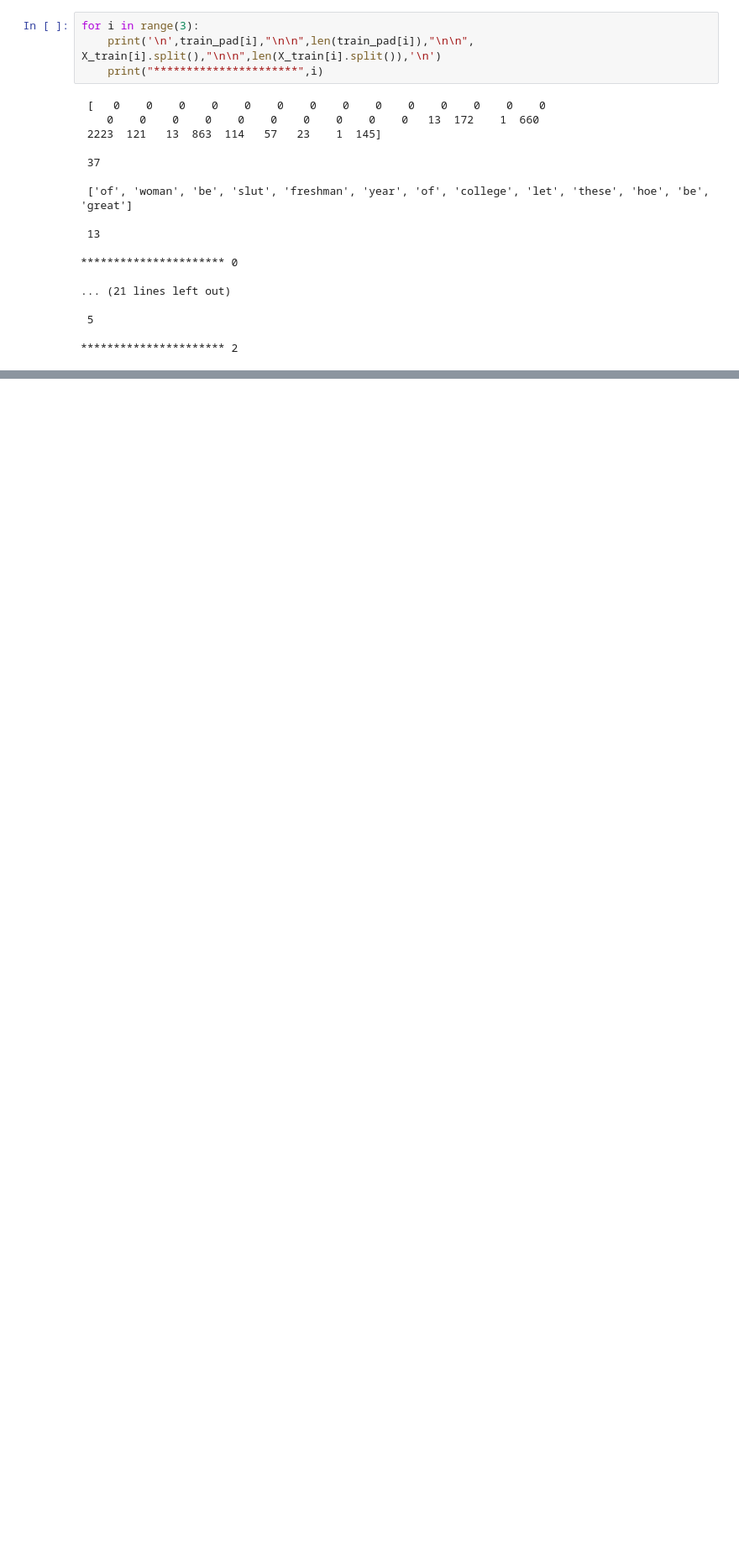
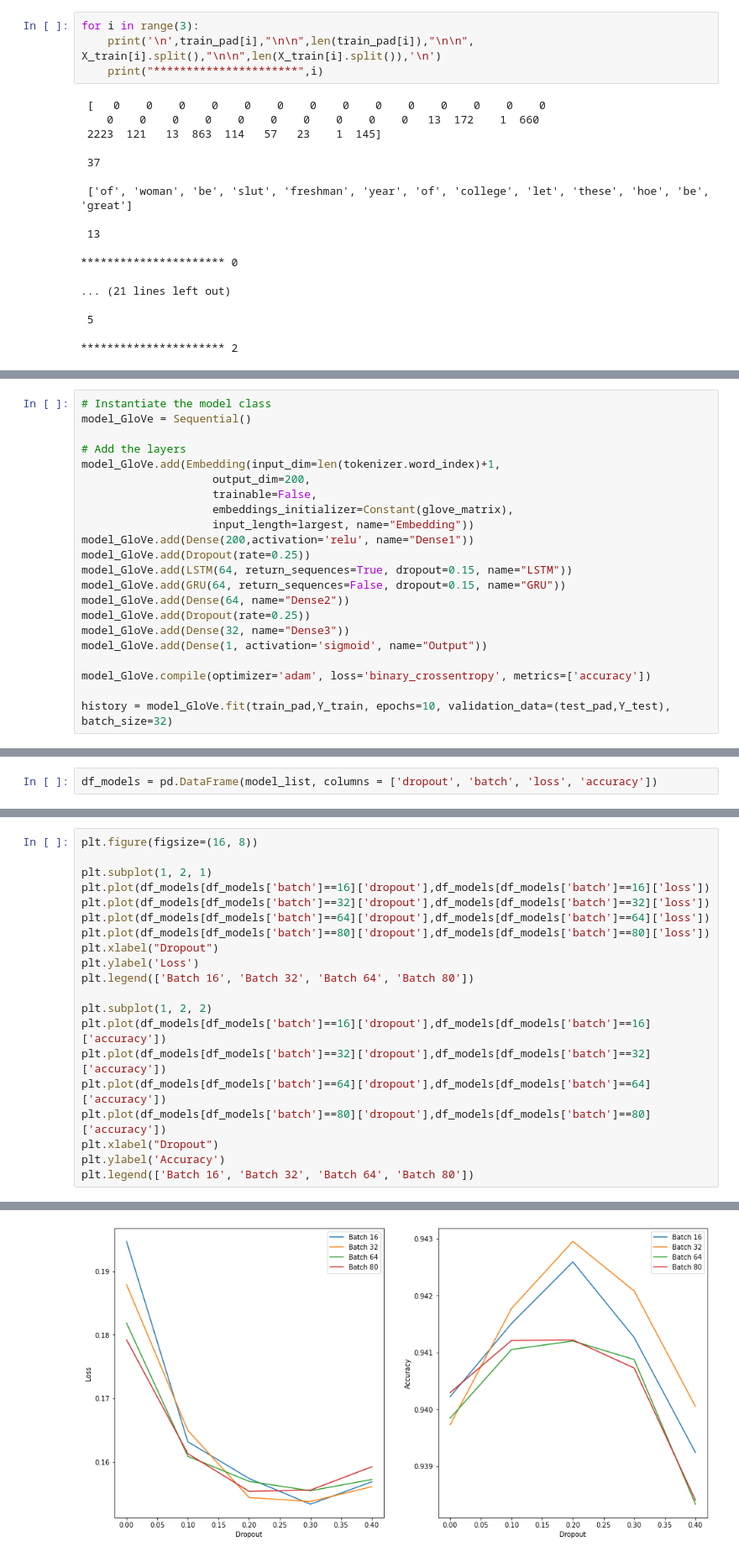
Before and after one commit to jabirkangarli/RR-project-Sentiment-Analysis-of-hate-tweets-1, a Jupyter notebook: New Project.ipynb, the cells around one changed output, grey strips where cells are left out. Shown at 84% size. Drawn from its saved outputs; the diff is of its cells as text; blank space fills up the shorter version.

Commit message:
model building part

```diff
--- a/New Project.ipynb
+++ b/New Project.ipynb
@@ -338,0 +424,22 @@ for i in range(3):
+# %%
+# Instantiate the model class
+model_GloVe = Sequential()
+
+# Add the layers
+model_GloVe.add(Embedding(input_dim=len(tokenizer.word_index)+1,
+                    output_dim=200,
+                    trainable=False,
+                    embeddings_initializer=Constant(glove_matrix),
+                    input_length=largest, name="Embedding"))
+model_GloVe.add(Dense(200,activation='relu', name="Dense1"))
+model_GloVe.add(Dropout(rate=0.25))
+model_GloVe.add(LSTM(64, return_sequences=True, dropout=0.15, name="LSTM"))
+model_GloVe.add(GRU(64, return_sequences=False, dropout=0.15, name="GRU"))
+model_GloVe.add(Dense(64, name="Dense2"))
+model_GloVe.add(Dropout(rate=0.25))
+model_GloVe.add(Dense(32, name="Dense3"))
+model_GloVe.add(Dense(1, activation='sigmoid', name="Output"))
+
+model_GloVe.compile(optimizer='adam', loss='binary_crossentropy', metrics=['accuracy'])
+
+history = model_GloVe.fit(train_pad,Y_train, epochs=10, validation_data=(test_pad,Y_test), batch_size=32)
@@ -338,0 +535,2 @@ for i in range(3):
+# %%
+df_models = pd.DataFrame(model_list, columns = ['dropout', 'batch', 'loss', 'accuracy'])
@@ -338,0 +555,21 @@ for i in range(3):
+# %%
+plt.figure(figsize=(16, 8))
+
+plt.subplot(1, 2, 1)
+plt.plot(df_models[df_models['batch']==16]['dropout'],df_models[df_models['batch']==16]['loss'])
+plt.plot(df_models[df_models['batch']==32]['dropout'],df_models[df_models['batch']==32]['loss'])
+plt.plot(df_models[df_models['batch']==64]['dropout'],df_models[df_models['batch']==64]['loss'])
+plt.plot(df_models[df_models['batch']==80]['dropout'],df_models[df_models['batch']==80]['loss'])
+plt.xlabel("Dropout")
+plt.ylabel('Loss')
+plt.legend(['Batch 16', 'Batch 32', 'Batch 64', 'Batch 80'])
+
+plt.subplot(1, 2, 2)
+plt.plot(df_models[df_models['batch']==16]['dropout'],df_models[df_models['batch']==16]['accuracy'])
+plt.plot(df_models[df_models['batch']==32]['dropout'],df_models[df_models['batch']==32]['accuracy'])
+plt.plot(df_models[df_models['batch']==64]['dropout'],df_models[df_models['batch']==64]['accuracy'])
+plt.plot(df_models[df_models['batch']==80]['dropout'],df_models[df_models['batch']==80]['accuracy'])
+plt.xlabel("Dropout")
+plt.ylabel('Accuracy')
+plt.legend(['Batch 16', 'Batch 32', 'Batch 64', 'Batch 80'])
+# %% [output]
@@ -338,0 +577 @@ for i in range(3):
+[figure, added]
```
Also changed, not shown: parts of 44 cells of this notebook, 3 other files.
